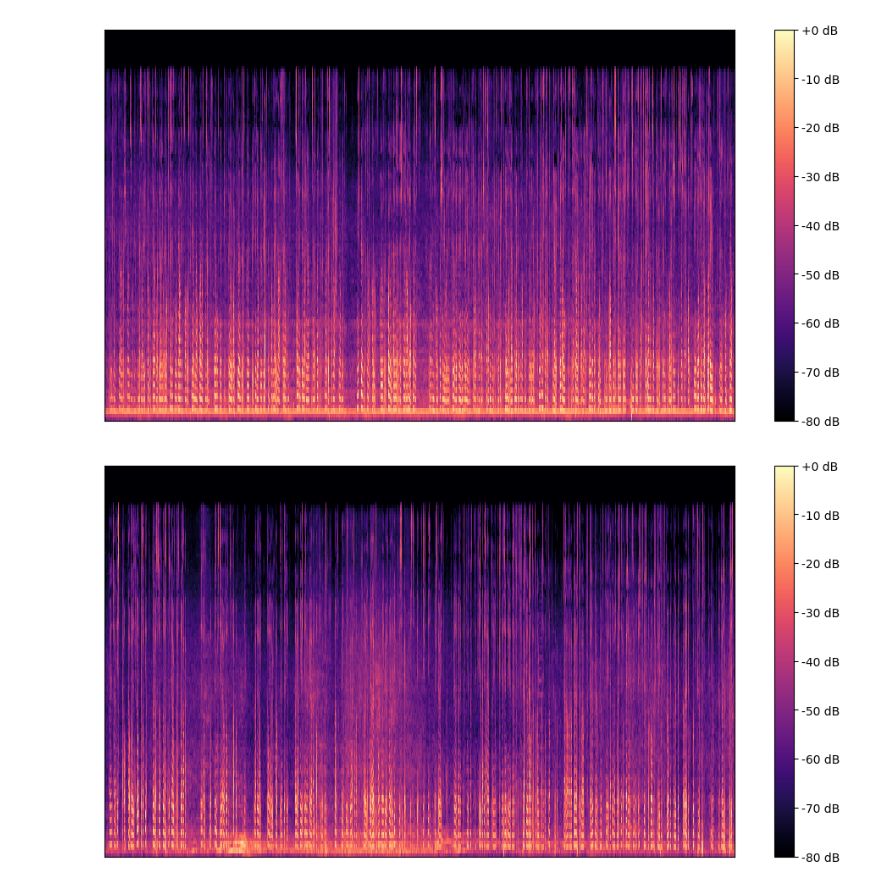
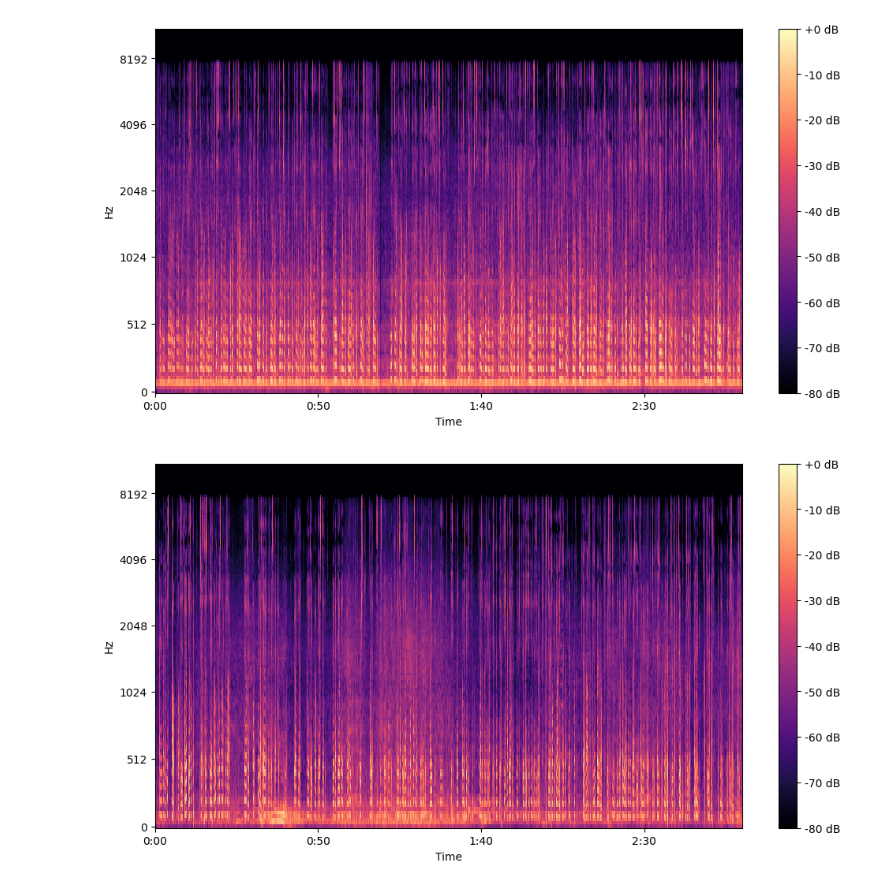
Before and after one commit to allenhung1218/Voice-Payment, a Jupyter notebook: our_own_dataset/Patrick/ViewMelspectrogram.ipynb, the cells around one changed output. Drawn from its saved outputs; the diff is of its cells as text; code cells hidden in the pictures.

```diff
--- a/our_own_dataset/Patrick/ViewMelspectrogram.ipynb
+++ b/our_own_dataset/Patrick/ViewMelspectrogram.ipynb
@@ -12,7 +12,7 @@ def viewMelspectrogram():
         log_melspectrogram = librosa.power_to_db(melspectrogram, ref=np.max)
 
         plt.figure(figsize=(12, 6))
-        librosa.display.specshow(log_melspectrogram)
+        librosa.display.specshow(log_melspectrogram, x_axis='time', y_axis='mel')
         plt.colorbar(format='%+2.0f dB')
         plt.show()
 
@@ -23,2 +23,2 @@ viewMelspectrogram()
-[figure, old version]
+[figure, new version]
-[figure, old version]
+[figure, new version]
```
Also changed, not shown: parts of 1 cell of this notebook, 2 other files.
